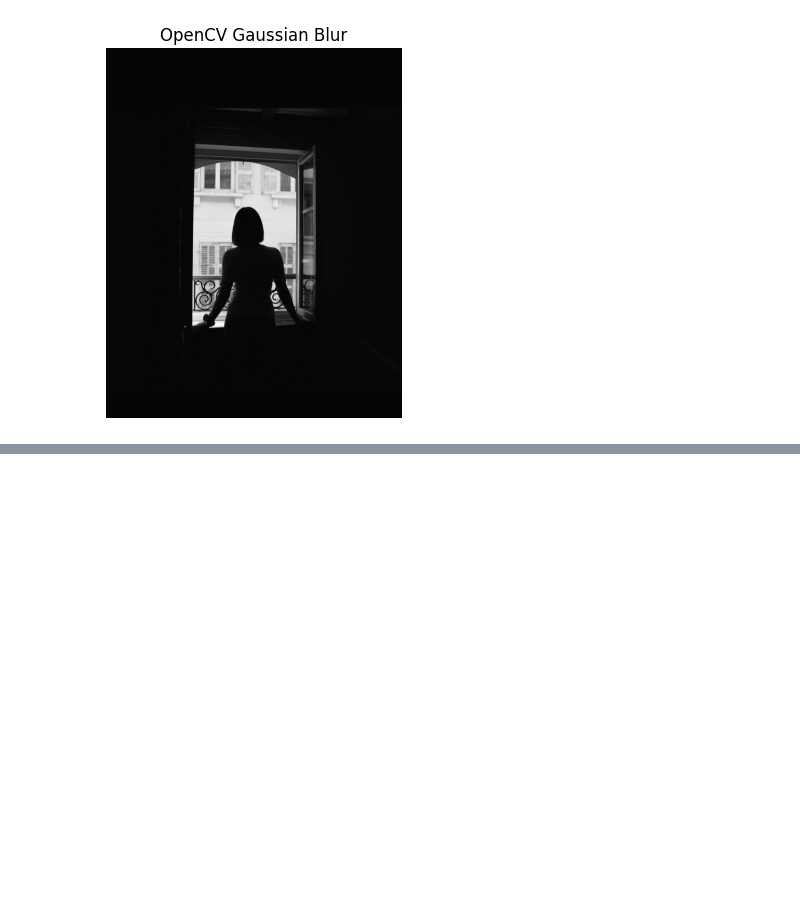
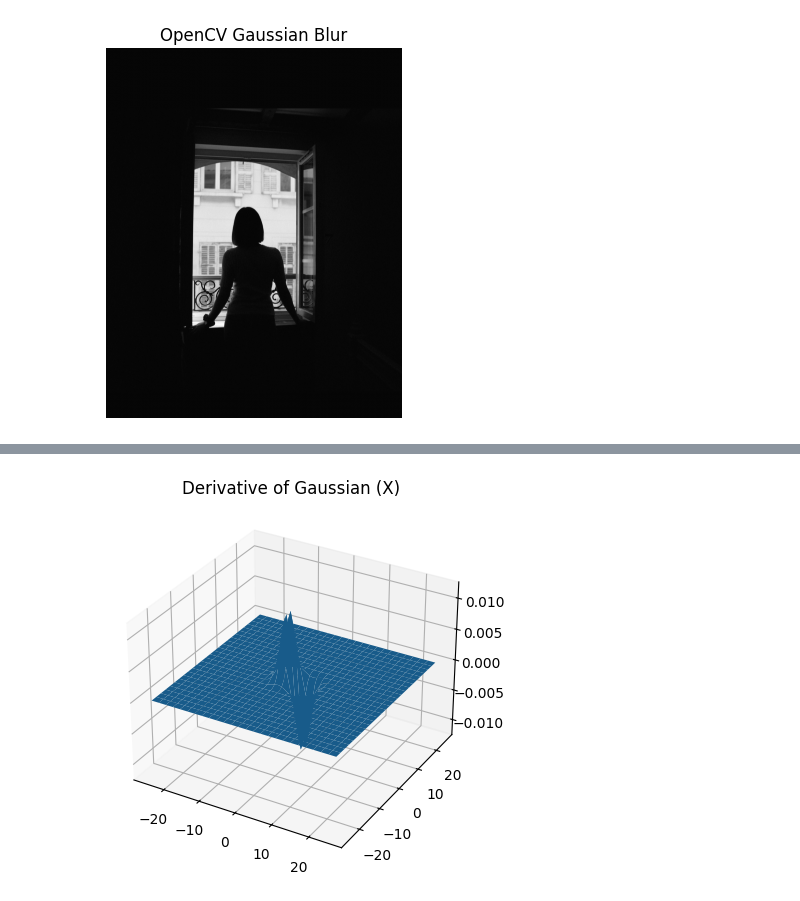
Before and after one commit to kavinduabekoon/GitHub, a Jupyter notebook: Untitled-1.ipynb, the cells around one changed output, grey strips where cells are left out. Saved outputs shown, nothing was run; the diff lists cells and outputs as text; code cells hidden in the pictures; blank space fills up the shorter version.

```diff
--- a/Untitled-1.ipynb
+++ b/Untitled-1.ipynb
@@ -197,0 +250,20 @@ plt.show()
+# %%
+import numpy as np
+import matplotlib.pyplot as plt
+from mpl_toolkits.mplot3d import Axes3D
+
+sigma = 2
+ax = np.arange(-25, 26)
+x, y = np.meshgrid(ax, ax)
+
+G = np.exp(-(x**2 + y**2)/(2*sigma**2))
+G = G / G.sum()
+Gx = -x/(sigma**2) * G
+
+fig = plt.figure()
+ax3d = fig.add_subplot(111, projection='3d')
+ax3d.plot_surface(x, y, Gx)
+plt.title("Derivative of Gaussian (X)")
+plt.show()
+# %% [output]
+[figure, added]
```
Also changed, not shown: parts of 5 cells of this notebook.
